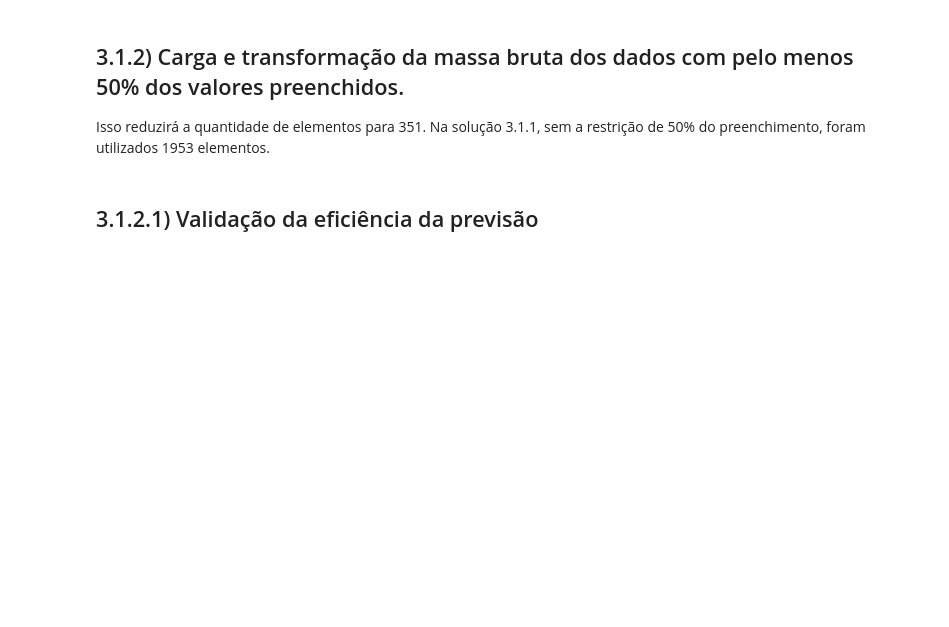
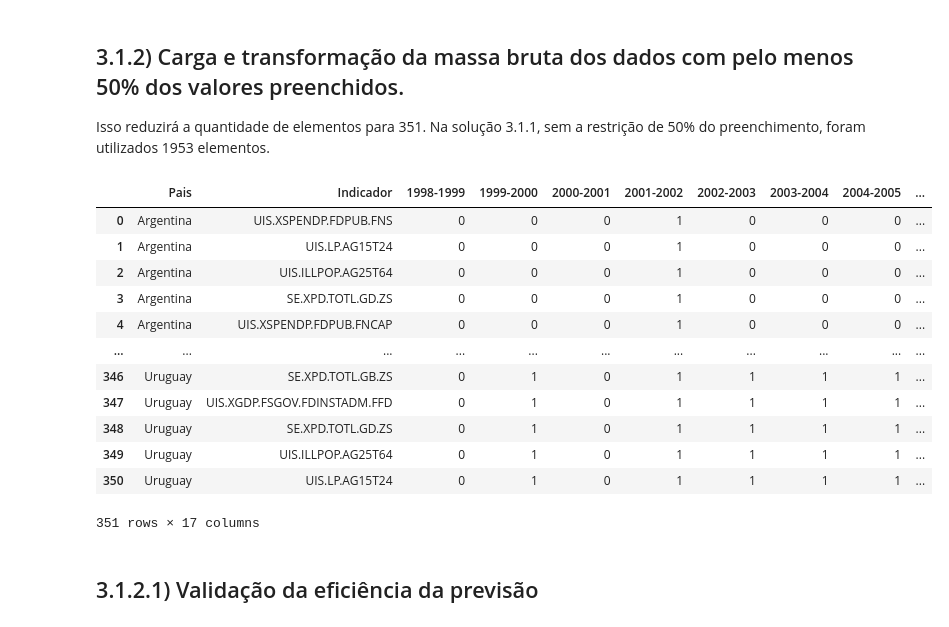
Before and after one commit to joaocvr/puc-minas-tcc, a Jupyter notebook: notebooks/3_1_classificacao_analfabetismo_por_investimento.ipynb, the cells around one changed output. Cells and saved outputs as stored; diff of their text form; code cells hidden in the pictures; blank space fills up the shorter version.

```diff
--- a/notebooks/3_1_classificacao_analfabetismo_por_investimento.ipynb
+++ b/notebooks/3_1_classificacao_analfabetismo_por_investimento.ipynb
@@ -63,0 +102,15 @@ df_classificado_todos.index = range(df_classificado_todos.shape[0])
+# %%
+indicadores_25_a_64 = ['UIS.ILLPOP.AG25T64', 'UIS.XSPENDP.FDPUB.FNS', 'UIS.XSPENDP.FDPUB.FNCAP',
+                       'UIS.XSPENDP.FDPUB.FNNONS', 'UIS.XGDP.FSGOV.FDINSTADM.FFD', 'SE.XPD.TOTL.GD.ZS']
+
+df_analfabetismo_25_a_64 = pd.DataFrame()
+
+for indicador in indicadores_25_a_64:
+    df_indicador = df_resultado_transformacao.loc[df_resultado_transformacao['Indicador'] == indicador]
+    df_periodos_indicador = df_indicador.drop(['Pais', 'Indicador'], axis=1)
+    df_periodos_indicador = df_periodos_indicador.stack()#.reset_index()
+    df_periodos_indicador.index = range(df_periodos_indicador.shape[0])
+    df_analfabetismo_25_a_64[indicador] = df_periodos_indicador.tolist()
+
+df_analfabetismo_25_a_64 = df_analfabetismo_25_a_64.rename(columns = nomes_colunas)
+df_analfabetismo_25_a_64
@@ -64,2 +133,16 @@ df_classificado_todos.index = range(df_classificado_todos.shape[0])
+# %%
+indicadores_65 = ['UIS.LP.AG65', 'UIS.XSPENDP.FDPUB.FNS', 'UIS.XSPENDP.FDPUB.FNCAP',
+                  'UIS.XSPENDP.FDPUB.FNNONS', 'UIS.XGDP.FSGOV.FDINSTADM.FFD', 'SE.XPD.TOTL.GD.ZS']
+
+df_analfabetismo_65 = pd.DataFrame()
+
+for indicador in indicadores_65:
+    df_indicador = df_resultado_transformacao.loc[df_resultado_transformacao['Indicador'] == indicador]
+    df_periodos_indicador = df_indicador.drop(['Pais', 'Indicador'], axis=1)
+    df_periodos_indicador = df_periodos_indicador.stack()#.reset_index()
+    df_periodos_indicador.index = range(df_periodos_indicador.shape[0])
+    df_analfabetismo_65[indicador] = df_periodos_indicador.tolist()
+
+df_analfabetismo_65 = df_analfabetismo_65.rename(columns = nomes_colunas)
 # %% [markdown]
 ## 3.1.1.1) Validação da eficiência da previsão
@@ -77,23 +200,12 @@ AttributeError: 'stdout' is not a valid function for 'Series' object
 Isso reduzirá a quantidade de elementos para 351. Na solução 3.1.1, sem a restrição de 50% do preenchimento, foram utilizados 1953 elementos.
 # %%
 massa_bruta_pais_por_indicadores = pd.read_csv('../data/massa_bruta_pais_por_indicadores.csv')
-
-indicadores = ['UIS.LP.AG15T24', 'UIS.ILLPOP.AG25T64', 'UIS.LP.AG65',
-               'UIS.XSPENDP.FDPUB.FNS', 'UIS.XSPENDP.FDPUB.FNCAP', 'UIS.XSPENDP.FDPUB.FNNONS',
-               'UIS.XGDP.FSGOV.FDINSTADM.FFD', 'SE.XPD.TOTL.GB.ZS', 'SE.XPD.TOTL.GD.ZS']
-
-anos = ['1998', '1999', '2000', '2001', '2002', '2003', '2004', '2005',
-        '2006', '2007', '2008', '2009', '2010', '2011', '2012', '2013']
 
 paises = massa_bruta_pais_por_indicadores['Country Name'].unique()
 
 df_massa_bruta_por_indicador = massa_bruta_pais_por_indicadores.loc[massa_bruta_pais_por_indicadores['Indicator Code'].isin(indicadores)]
 
-colunas_classificado = ['Pais', 'Indicador', '1998-1999', '1999-2000', '2000-2001', '2001-2002',
-                        '2002-2003', '2003-2004', '2004-2005', '2005-2006', '2006-2007', '2007-2008',
-                        '2008-2009', '2009-2010', '2010-2011', '2011-2012', '2012-2013']
-
-df_classificado = pd.DataFrame(columns=colunas_classificado)
+df_classificado = pd.DataFrame(columns=colunas_transformacao)
 
 for pais in paises:
     df_pais = df_massa_bruta_por_indicador.loc[df_massa_bruta_por_indicador['Country Name'] == pais]
@@ -106,34 +218,49 @@ for pais in paises:
 
         df_1998_a_2013 = df_1998_a_2013.fillna(method='ffill', axis=1).fillna(method='bfill', axis=1).fillna(0)
 
         for index, value in indicador.items():
             valor_1998_1999 = 1 if df_1998_a_2013['1999'].iloc[0] - df_1998_a_2013['1998'].iloc[0] > 0 else 0
             valor_1999_2000 = 1 if df_1998_a_2013['2000'].iloc[0] - df_1998_a_2013['1999'].iloc[0] > 0 else 0
             valor_2000_2001 = 1 if df_1998_a_2013['2001'].iloc[0] - df_1998_a_2013['2000'].iloc[0] > 0 else 0
             valor_2001_2002 = 1 if df_1998_a_2013['2002'].iloc[0] - df_1998_a_2013['2001'].iloc[0] > 0 else 0
             valor_2002_2003 = 1 if df_1998_a_2013['2003'].iloc[0] - df_1998_a_2013['2002'].iloc[0] > 0 else 0
             valor_2003_2004 = 1 if df_1998_a_2013['2004'].iloc[0] - df_1998_a_2013['2003'].iloc[0] > 0 else 0
             valor_2004_2005 = 1 if df_1998_a_2013['2005'].iloc[0] - df_1998_a_2013['2004'].iloc[0] > 0 else 0
             valor_2005_2006 = 1 if df_1998_a_2013['2006'].iloc[0] - df_1998_a_2013['2005'].iloc[0] > 0 else 0
             valor_2006_2007 = 1 if df_1998_a_2013['2007'].iloc[0] - df_1998_a_2013['2006'].iloc[0] > 0 else 0
             valor_2007_2008 = 1 if df_1998_a_2013['2008'].iloc[0] - df_1998_a_2013['2007'].iloc[0] > 0 else 0
             valor_2008_2009 = 1 if df_1998_a_2013['2009'].iloc[0] - df_1998_a_2013['2008'].iloc[0] > 0 else 0
             valor_2009_2010 = 1 if df_1998_a_2013['2010'].iloc[0] - df_1998_a_2013['2009'].iloc[0] > 0 else 0
             valor_2010_2011 = 1 if df_1998_a_2013['2011'].iloc[0] - df_1998_a_2013['2010'].iloc[0] > 0 else 0
             valor_2011_2012 = 1 if df_1998_a_2013['2012'].iloc[0] - df_1998_a_2013['2011'].iloc[0] > 0 else 0
             valor_2012_2013 = 1 if df_1998_a_2013['2013'].iloc[0] - df_1998_a_2013['2012'].iloc[0] > 0 else 0
 
             valores = [pais, value, valor_1998_1999, valor_1999_2000, valor_2000_2001, valor_2001_2002,
                        valor_2002_2003, valor_2003_2004, valor_2004_2005, valor_2005_2006, valor_2006_2007,
                        valor_2007_2008, valor_2008_2009, valor_2009_2010, valor_2010_2011, valor_2011_2012,
                        valor_2012_2013]
 
-            df_auxiliar = pd.DataFrame([valores], columns=colunas_classificado)
+            df_auxiliar = pd.DataFrame([valores], columns=colunas_transformacao)
             df_auxiliar.index = range(df_auxiliar.shape[0])
             df_classificado = pd.concat([df_auxiliar, df_classificado])
 
 df_classificado = df_classificado.sort_values(['Pais'], ascending=[True])
 df_classificado.index = range(df_classificado.shape[0])
+df_classificado
+# %% [output]
+|  | Pais | Indicador | 1998-1999 | 1999-2000 | 2000-2001 | 2001-2002 | 2002-2003 | 2003-2004 | 2004-2005 | ... |
+| 0 | Argentina | UIS.XSPENDP.FDPUB.FNS | 0 | 0 | 0 | 1 | 0 | 0 | 0 | ... |
+| 1 | Argentina | UIS.LP.AG15T24 | 0 | 0 | 0 | 1 | 0 | 0 | 0 | ... |
+| 2 | Argentina | UIS.ILLPOP.AG25T64 | 0 | 0 | 0 | 1 | 0 | 0 | 0 | ... |
+| 3 | Argentina | SE.XPD.TOTL.GD.ZS | 0 | 0 | 0 | 1 | 0 | 0 | 0 | ... |
+| 4 | Argentina | UIS.XSPENDP.FDPUB.FNCAP | 0 | 0 | 0 | 1 | 0 | 0 | 0 | ... |
+| ... | ... | ... | ... | ... | ... | ... | ... | ... | ... | ... |
+| 346 | Uruguay | SE.XPD.TOTL.GB.ZS | 0 | 1 | 0 | 1 | 1 | 1 | 1 | ... |
+| 347 | Uruguay | UIS.XGDP.FSGOV.FDINSTADM.FFD | 0 | 1 | 0 | 1 | 1 | 1 | 1 | ... |
+| 348 | Uruguay | SE.XPD.TOTL.GD.ZS | 0 | 1 | 0 | 1 | 1 | 1 | 1 | ... |
+| 349 | Uruguay | UIS.ILLPOP.AG25T64 | 0 | 1 | 0 | 1 | 1 | 1 | 1 | ... |
+| 350 | Uruguay | UIS.LP.AG15T24 | 0 | 1 | 0 | 1 | 1 | 1 | 1 | ... |
+351 rows × 17 columns
 # %% [markdown]
 ## 3.1.2.1) Validação da eficiência da previsão
 # %%
```
Also changed, not shown: parts of 12 cells of this notebook.
